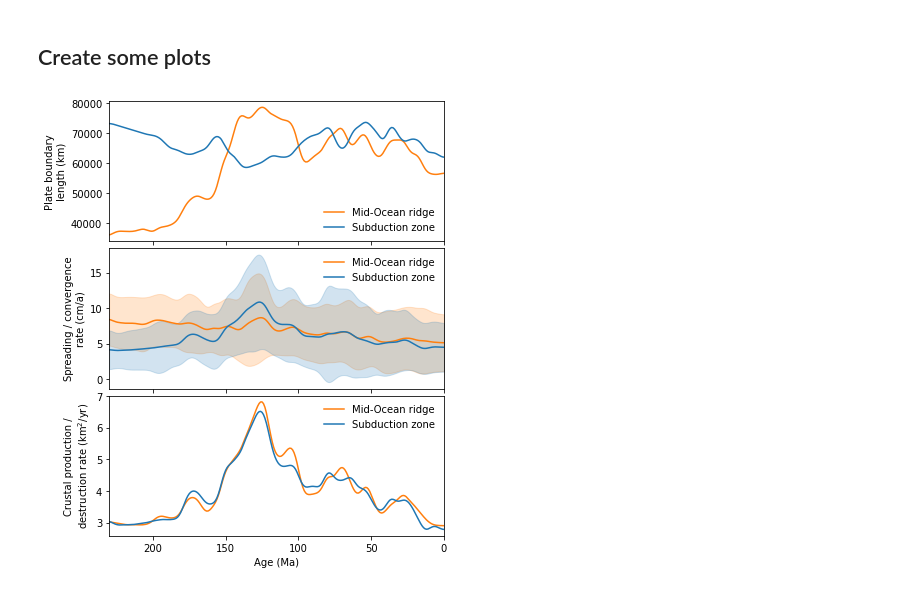
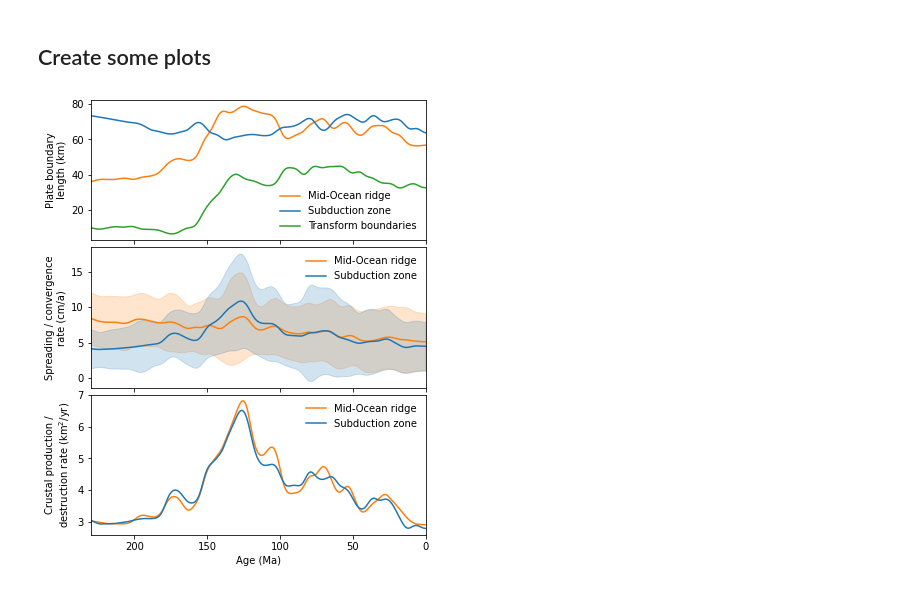
Before and after one commit to GPlates/pygplates-tutorials, a Jupyter notebook: notebooks/plate-tectonic-stats.ipynb, the cells around one changed output. Cells and saved outputs as stored; diff of their text form; code cells hidden in the pictures.

Commit message:
also plot transform lengths

```diff
--- a/notebooks/plate-tectonic-stats.ipynb
+++ b/notebooks/plate-tectonic-stats.ipynb
@@ -74,6 +74,14 @@ def update_progress(progress):
     print(text)
 # %%
 def plate_tectonic_stats(reconstruction_time):
+
+    # calculate arc lengths
+    boundary_features = ptt.resolve_topologies.resolve_topologies_into_features(
+        rotation_model, topology_features, reconstruction_time)
+    boundary_features = list(boundary_features)
+    boundary_features.pop(0)
+    len_ridge_transform, len_ridge, len_transform, len_subd, len_subd_l, len_subd_r, len_other =  \
+        ptt.resolve_topologies.find_total_boundary_length_in_kms(*boundary_features)
 
     # calculate ridge spreading rates
     with warnings.catch_warnings():
@@ -92,7 +100,6 @@ def plate_tectonic_stats(reconstruction_time):
         ridge_vel = ridge_data[:,2]*1e-2 # m/yr
         ridge_len = np.radians(ridge_data[:,3]) * 1e3 * pygplates.Earth.mean_radius_in_kms
 
-    ridge_len_sum = np.sum(ridge_len)
     ridge_vel_mean, ridge_vel_std = np.mean(ridge_vel), np.std(ridge_vel)
 
     # crustal surface area produced over 1 yr
@@ -112,8 +119,6 @@ def plate_tectonic_stats(reconstruction_time):
         subduction_lat  = subduction_data[:,1]
         subduction_len  = np.radians(subduction_data[:,6]) * 1e3 * pygplates.Earth.mean_radius_in_kms
 
-    subd_len_sum = np.sum(subduction_len)
-
     # protect against "negative" subduction
     subduction_data[:,2] = np.clip(subduction_data[:,2], 0.0, 1e99)
     subduction_vel = np.fabs(subduction_data[:,2])*1e-2 * np.cos(np.radians(subduction_data[:,3]))
@@ -122,12 +127,13 @@ def plate_tectonic_stats(reconstruction_time):
     # area subducted by trenches over 1 yr
     subd_surface_area = np.sum(subduction_vel * subduction_len)
 
-    return(ridge_len_sum, ridge_vel_mean, ridge_vel_std, ridge_surface_area, \
-           subd_len_sum,  subd_vel_mean,   subd_vel_std, subd_surface_area)
+    return(len_ridge, ridge_vel_mean, ridge_vel_std, ridge_surface_area, \
+           len_subd,  subd_vel_mean,   subd_vel_std, subd_surface_area, \
+           len_transform)
 # %% [markdown]
 ## Run
 # %%
-stats = np.zeros((8,reconstruction_times.size))
+stats = np.zeros((9,reconstruction_times.size))
 
 for t, reconstruction_time in enumerate(reconstruction_times):
     stats[:,t] = plate_tectonic_stats(reconstruction_time)
@@ -171,6 +175,7 @@ subd_len_sum       = stats_smooth[4] * 1e-3 # m to km
 subd_vel_mean      = stats_smooth[5] * 100  # m/yr to cm/yr
 subd_vel_std       = stats_smooth[6] * 100  # m/yr to cm/yr
 subd_surface_area  = stats_smooth[7] * 1e-6 # m^2 /a to km^2/a
+transform_len_sum  = stats_smooth[8] * 1e-3 # m to km
 # %%
 fig, axes = plt.subplots(3, 1, figsize=(6,8))
 fig.subplots_adjust(hspace=0.05)
@@ -179,6 +184,7 @@ n_axes = len(axes)
 axes[0].set_ylabel('Plate boundary\nlength (km)')
 ln1, = axes[0].plot(reconstruction_times, ridge_len_sum, c='C1',  label="Mid-Ocean ridge")
 ln2, = axes[0].plot(reconstruction_times, subd_len_sum, c='C0', label='Subduction zone')
+ln3, = axes[0].plot(reconstruction_times, transform_len_sum, c='C2', label="Transform boundaries")
 axes[0].legend(loc='lower right', frameon=False)
 
 axes[1].set_ylabel('Spreading / convergence\nrate (cm/a)')
@@ -192,31 +198,31 @@ axes[1].legend(loc='upper right', frameon=False)
 
 axes[2].set_ylabel('Crustal production /\ndestruction rate (km$^2$/yr)')
 axes[2].plot(reconstruction_times, ridge_surface_area, c='C1', label="Mid-Ocean ridge")
 axes[2].plot(reconstruction_times, subd_surface_area, c='C0', label='Subduction zone')
 axes[2].legend(loc='upper right', frameon=False)
 
 
 
 for i, ax in enumerate(axes):
     ax.set_xlim(max_time, min_time)
     if i < n_axes-1:
         ax.set_xticklabels([])
     else:
         ax.set_xlabel("Age (Ma)")
 
 fig.savefig("plate_tectonic_stats.pdf", dpi=300, bbox_inches='tight')
 
 
 # save xy data
 save_xy_data('plate_tectonic_stats.csv',
             time = reconstruction_times,
             ridge_length       = ridge_len_sum,
             ridge_vel_mean     = ridge_vel_mean,
             ridge_vel_std      = ridge_vel_std,
             ridge_surface_area = ridge_surface_area,
             subduction_length       = subd_len_sum,
             subduction_vel_mean     = subd_vel_mean,
             subduction_vel_std      = subd_vel_std,
             subduction_surface_area = subd_surface_area)
 # %% [output]
-[figure, old version]
+[figure, new version]
```
Also changed, not shown: parts of 1 cell of this notebook.
